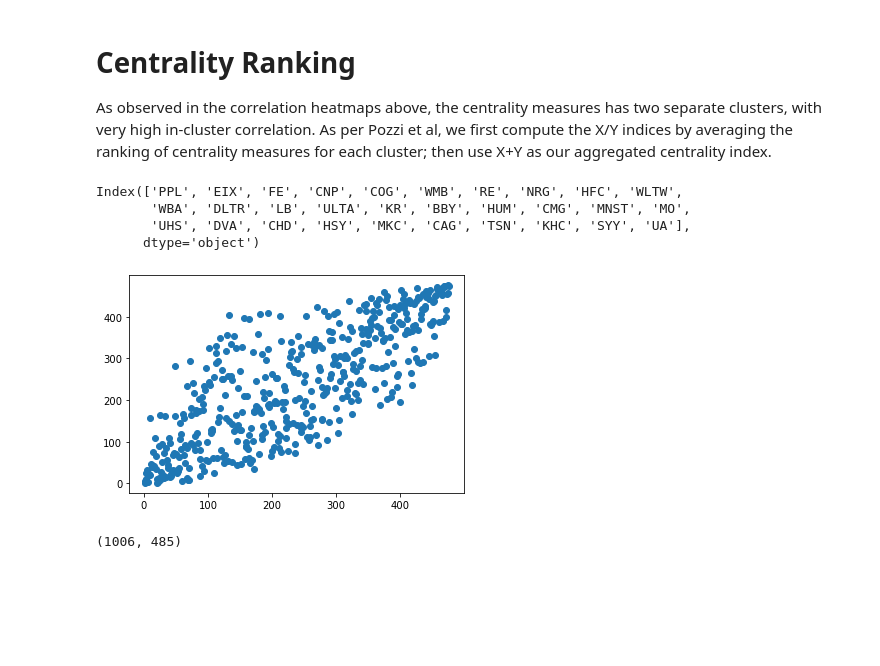
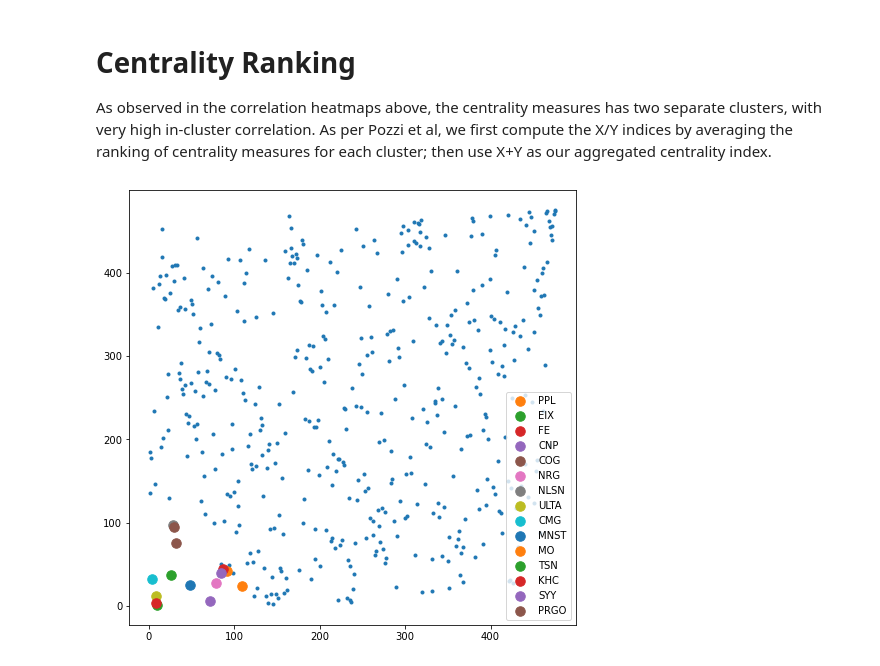
Before and after one commit to jw6602/GC-Project, a Jupyter notebook: backtest.ipynb, the cells around one changed output. Cells and saved outputs as stored; diff of their text form; code cells hidden in the pictures; blank space fills up the shorter version.

```diff
--- a/backtest.ipynb
+++ b/backtest.ipynb
@@ -291,6 +237,7 @@ corr_plot.map_lower(sns.kdeplot, levels=4, color=".2");
 # Centrality Ranking
 As observed in the correlation heatmaps above, the centrality measures has two separate clusters, with very high in-cluster correlation. As per Pozzi et al, we first compute the X/Y indices by averaging the ranking of centrality measures for each cluster; then use X+Y as our aggregated centrality index.
 # %%
+
 def XY_ranking(G):
     G1 = nx.Graph()
     weight_map = lambda w: 1+w
@@ -299,8 +246,7 @@ def XY_ranking(G):
     #deg= pd.DataFrame.from_dict(dict(G1.degree(weight='weight')), orient='index', columns = ['D'])
     #deg_ranking = deg['D'].argsort().argsort()
     PG_ranking = pd.Series(nx.pagerank(G1, weight='weight')).rank()  # almost identical to degree
-    EC_ranking = pd.Series(nx.eigenvector_centrality(G1, weight='weight')).rank()
-    X = (PG_ranking + EC_ranking).rank()
+    EC_ranking = pd.Series(nx.eigenvector_centrality(G1, weight='weight', max_iter=1000)).rank()
 
     G1 = nx.Graph()
     weight_map = lambda w: np.sqrt(2*(1-w))
@@ -309,20 +255,18 @@ def XY_ranking(G):
     NE_ranking = (-pd.Series(nx.eccentricity(G1))).rank()
     CLO_ranking = pd.Series(nx.closeness_centrality(G1, distance='weight')).rank()
     BC_ranking = pd.Series(nx.betweenness_centrality(G1, weight='weight')).rank()
-    Y = (NE_ranking+CLO_ranking+BC_ranking).rank()
 
+    X = (PG_ranking + BC_ranking).rank()
+    Y = (NE_ranking + CLO_ranking + EC_ranking).rank()
     return X,Y,(X+Y).rank()
 # %%
 tx,ty,txy = XY_ranking(G0_filtered)
-plt.scatter(tx,ty)
-txy.index[txy<=30]
-# %% [output]
-Index(['PPL', 'EIX', 'FE', 'CNP', 'COG', 'WMB', 'RE', 'NRG', 'HFC', 'WLTW',
-       'WBA', 'DLTR', 'LB', 'ULTA', 'KR', 'BBY', 'HUM', 'CMG', 'MNST', 'MO',
-       'UHS', 'DVA', 'CHD', 'HSY', 'MKC', 'CAG', 'TSN', 'KHC', 'SYY', 'UA'],
-      dtype='object')
-[figure, removed]
-# %%
-log_returns_df.shape
-# %% [output]
-(1006, 485)
+# %%
+plt.figure(figsize=(8,8))
+plt.scatter(tx,ty, marker='.')
+#for tick in txy.index[txy> len(txy)-15]:
+for tick in txy.index[txy<=15]:
+    plt.scatter(tx[tick],ty[tick], s=90, label=tick)
+plt.legend();
+# %% [output]
+[figure, added]
```
Also changed, not shown: parts of 21 cells of this notebook.
